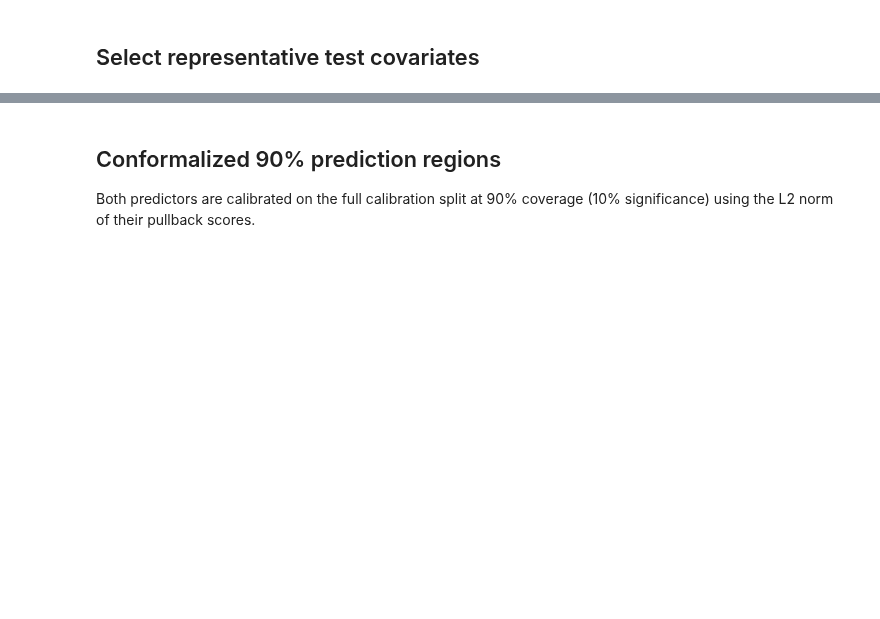
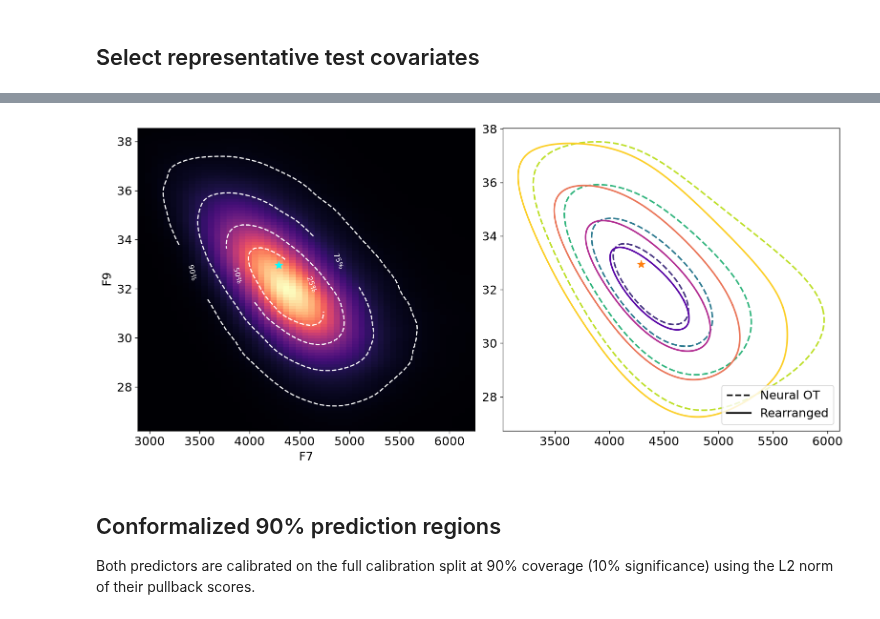
Before and after one commit to VldKnd/volume_optimal_conformal, a Jupyter notebook: notebooks/sandbox/blog_neural_ot_contours.ipynb, the cells around one changed output, grey strips where cells are left out. Saved outputs shown, nothing was run; the diff lists cells and outputs as text; code cells hidden in the pictures; blank space fills up the shorter version.

```diff
--- a/notebooks/sandbox/blog_neural_ot_contours.ipynb
+++ b/notebooks/sandbox/blog_neural_ot_contours.ipynb
@@ -49,11 +49,11 @@ from predictors.transport import (
 )
 
 # Choose the dataset, transport family, and matching pretrained model seed here.
-DATASET_NAME = "bio"
+DATASET_NAME = "star_shaped_gaussian"
 # Real: blog, bio, qm9, scm20d, sgemm
 # Synthetic: banana, star_shaped_gaussian, sinusoidal_transport
 MODEL_FAMILY = "neural_ot"  # one of: "neural_ot", "realnvp"
-MODEL_SEED = 1 # one of: 0, 1, 2, 3, 4
+MODEL_SEED = 4 # one of: 0, 1, 2, 3, 4
 DEVICE = "cpu"
 
 DATASET_OPTIONS = {
@@ -92,7 +92,7 @@ DATASET_OPTIONS = {
         "label": "SCM20D coordinates 1/2",
         "axis_labels": ("LBL", "MTLp2A"),
         "plot_dimensions": (0, 1),
-        "result_subdirectory": ("scm20d", "sweep_neural_ot_run"),
+        "result_subdirectory": ("scm20d", )
     },
     "banana": {
         "class": BananaDataset,
@@ -130,8 +130,8 @@ if DATASET_NAME not in DATASET_OPTIONS:
 MODEL_OPTIONS = {
     "neural_ot": {
         "label": "Neural OT",
-        "run_name": "transport_neural_ot_l2_huge",
-        "rearranged_run_name": "transport_neural_ot_rearranged_l2_huge",
+        "run_name": "transport_neural_ot_l2",
+        "rearranged_run_name": "transport_neural_ot_rearranged_l2",
         "config_class": NeuralOptimalTransportPredictorConfig,
         "predictor_class": NeuralOptimalTransportPredictor,
     },
@@ -182,7 +182,7 @@ for path in (CHECKPOINT_PATH, REARRANGEMENT_PATH, EXPERIMENT_CONFIG_PATH):
 
 PLOT_SEED = 7
 N_COVARIATES = 6
-BOUNDARY_POINTS = 400
+BOUNDARY_POINTS = 2048
 DENSITY_GRID_SIZE = 240
 DENSITY_SAMPLES = 200_000
 SELECTED_TEST_INDEX = 4070  # Wrapped modulo the test-set size if needed.
@@ -226,7 +226,7 @@ Rearrangement: benchmark/downloads/results/bio/sweep_neural_ot_run/transport_neu
 # %%
-def gaussian_ball_boundary(mass, n_points=BOUNDARY_POINTS):
-    """Central 2D slice of the model's full-dimensional Gaussian ball."""
-    radius = np.sqrt(chi2.ppf(mass, df=predictor.y_dim))
+def gaussian_slice_boundary(mass, n_points=BOUNDARY_POINTS):
+    """2D Gaussian probability boundary embedded in the full latent space."""
+    radius = np.sqrt(chi2.ppf(mass, df=len(PLOT_DIMENSIONS)))
     angles = torch.linspace(0, 2 * torch.pi, n_points + 1)
     boundary = torch.zeros(n_points + 1, predictor.y_dim)
     boundary[:, PLOT_DIMENSIONS[0]] = radius * torch.cos(angles)
@@ -235,7 +235,7 @@ def gaussian_ball_boundary(mass, n_points=BOUNDARY_POINTS):
 
 
 def pushforward_contour(model, x, mass):
-    u = gaussian_ball_boundary(mass)
+    u = gaussian_slice_boundary(mass)
     x_batch = x.unsqueeze(0).expand(u.shape[0], -1)
     if isinstance(model, AmortizedRearrangedTransport):
         y = model.pushforward(x=x_batch, u=u, coverage_mass=mass)
@@ -474,3 +475,59 @@ plt.show()
+# %%
+rearranged_colors = plt.cm.plasma(np.linspace(0.15, 0.9, len(masses)))
+fig, axes = plt.subplots(1, 2, figsize=(13, 6), constrained_layout=True)
+
+axes[0].pcolormesh(
+    response_1_grid, response_2_grid, density, shading="auto",
+    cmap="magma", edgecolors="none", linewidth=0,
+    antialiased=False, rasterized=True,
+)
+for mass in masses:
+    hdr = axes[0].contour(
+        response_1_grid, response_2_grid, density,
+        levels=[thresholds[mass]], colors="white",
+        linestyles="--", linewidths=1.5,
+    )
+    axes[0].clabel(
+        hdr, fmt={thresholds[mass]: f"{mass:.0%}"}, fontsize=9
+    )
+axes[0].scatter(*selected_y, color="cyan", marker="*", s=90, zorder=3)
+# axes[0].set_title("Conditional density")
+
+for mass, base_color, rearranged_color in zip(masses, colors, rearranged_colors):
+    base = contours[mass]
+    rearranged = rearranged_contours[mass]
+    axes[1].plot(
+        base[:, 0], base[:, 1], color=base_color, linewidth=2,
+        linestyle="--",
+    )
+    axes[1].plot(
+        rearranged[:, 0], rearranged[:, 1], color=rearranged_color,
+        linewidth=2,
+    )
+axes[1].scatter(*selected_y, color="tab:orange", marker="*", s=90, zorder=3)
+# axes[1].set_title("Transport pushforwards")
+axes[1].legend(
+    handles=[
+        Line2D([0], [0], color="black", linestyle="--", linewidth=2, label="Neural OT"),
+        Line2D([0], [0], color="black", linewidth=2, label="Rearranged"),
+    ],
+    loc="lower right",
+)
+
+# for axis in axes[]:
+axes[0].set(
+    xlabel=X_LABEL, ylabel=Y_LABEL,
+    xlim=(lower[0], upper[0]), ylim=(lower[1], upper[1]),
+)
+
+fig.savefig(
+    REPOSITORY_ROOT / f"figures/{DATASET_NAME}_{MODEL_FAMILY}_rearrangement_seed_{MODEL_SEED:02d}.pdf",
+    bbox_inches="tight",
+)
+
+plt.show()
+# %% [output]
+[figure, added]
 # %% [markdown]
 ## Conformalized 90% prediction regions
 
```
Also changed, not shown: parts of 4 cells of this notebook, 11 other files.
